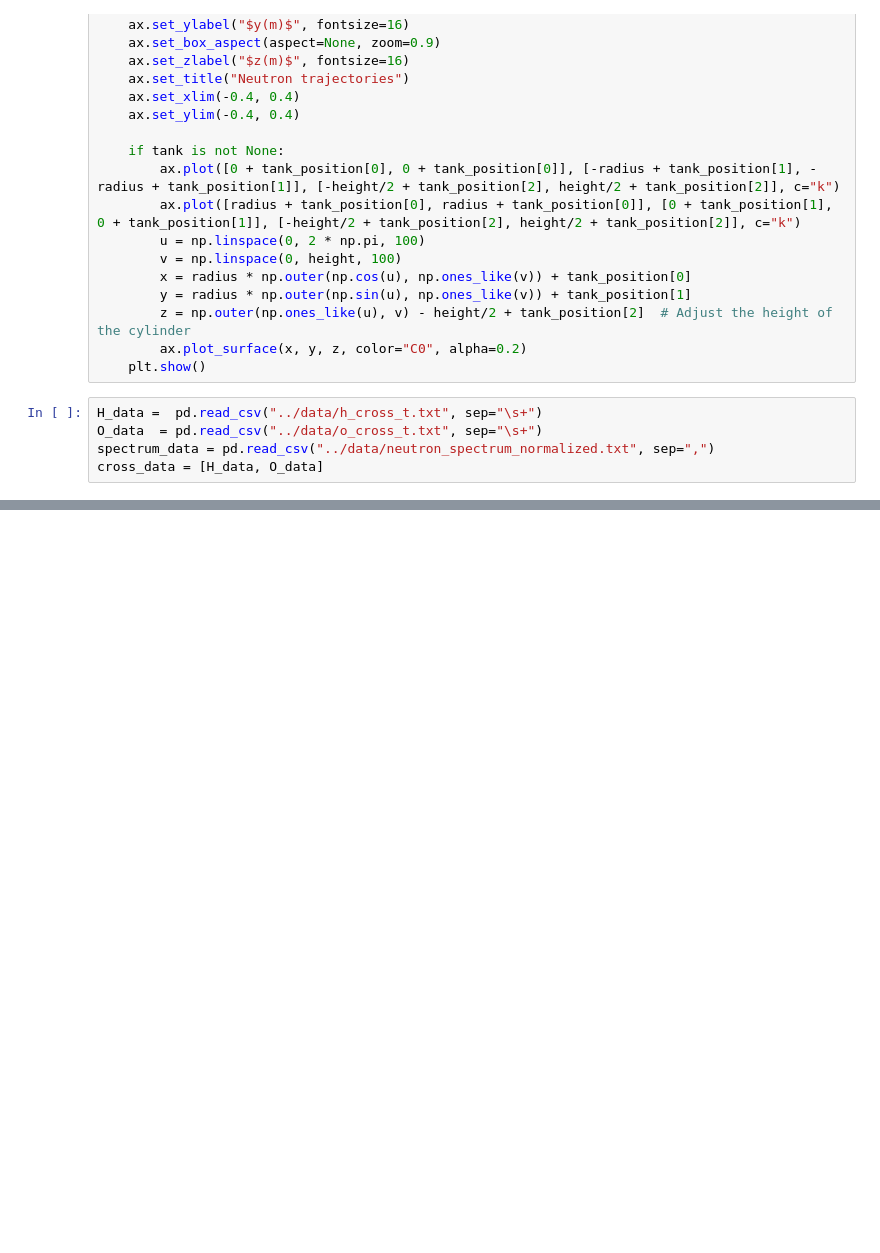
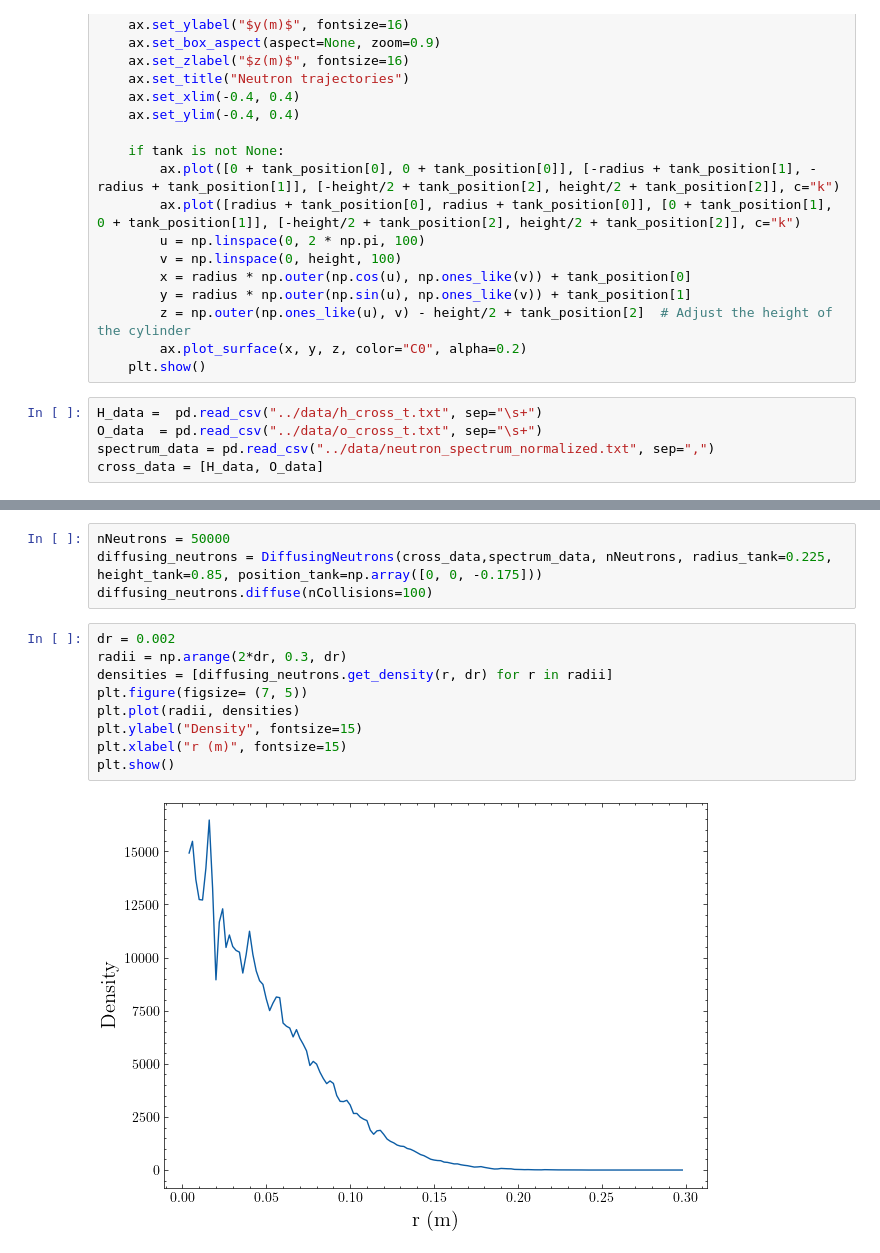
Before and after one commit to DerkNiessink/NeutroWater, a Jupyter notebook: analysis/simulation.ipynb, the cells around one changed output, grey strips where cells are left out. Drawn from its saved outputs; the diff is of its cells as text; blank space fills up the shorter version.

Commit message:
Added density measurment method.

```diff
--- a/analysis/simulation.ipynb
+++ b/analysis/simulation.ipynb
@@ -106,0 +115,15 @@ plt.show()
+# %%
+nNeutrons = 50000
+diffusing_neutrons = DiffusingNeutrons(cross_data,spectrum_data, nNeutrons, radius_tank=0.225, height_tank=0.85, position_tank=np.array([0, 0, -0.175]))
+diffusing_neutrons.diffuse(nCollisions=100)
+# %%
+dr = 0.002
+radii = np.arange(2*dr, 0.3, dr)
+densities = [diffusing_neutrons.get_density(r, dr) for r in radii]
+plt.figure(figsize= (7, 5))
+plt.plot(radii, densities)
+plt.ylabel("Density", fontsize=15)
+plt.xlabel("r (m)", fontsize=15)
+plt.show()
+# %% [output]
+[figure, added]
```
Also changed, not shown: parts of 6 cells of this notebook, 1 other file.
